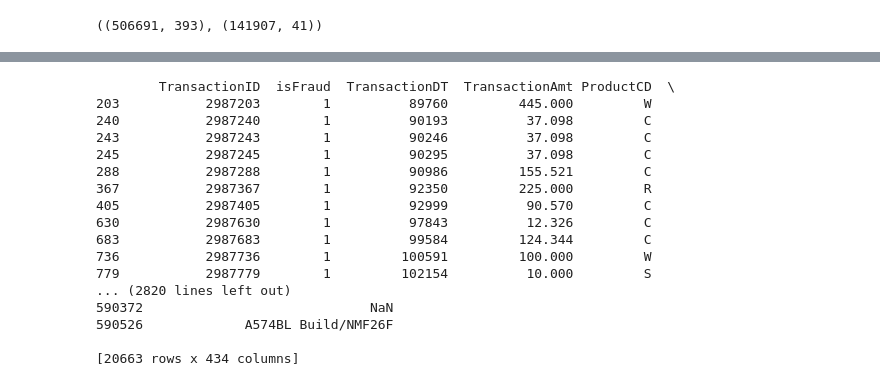
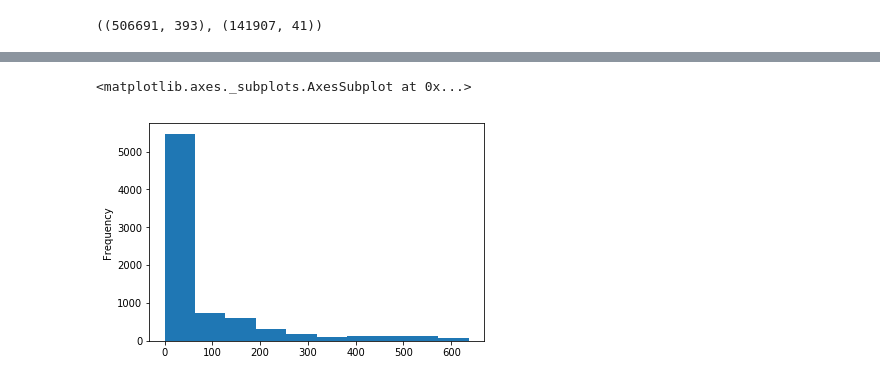
Before and after one commit to gupta-d/Fraud-Detection-with-Keras-Auro-Encoders, a Jupyter notebook: training.ipynb, the cells around one changed output, grey strips where cells are left out. Cells and saved outputs as stored; diff of their text form; code cells hidden in the pictures.

```diff
--- a/training.ipynb
+++ b/training.ipynb
@@ -303,0 +370,6 @@ df.dist2.isnull().sum()
+# %%
+list_index = ['card1', 'addr1', 'addr2']
+link_with = 'card1'
+fill_columns = ['addr1', 'addr2']
+#fill nulls
+df = crossfill(df, list_index, fill_columns, link_with)
@@ -303,0 +393,6 @@ df.dist2.isnull().sum()
+# %%
+#fill rest of addr nulls with -999
+
+df['addr1'] = df['addr1'].fillna(-999)
+df['addr2'] = df['addr2'].fillna(-999)
+print(df[['addr1', 'addr2']].isnull().sum())
@@ -303,0 +425,4 @@ df.dist2.isnull().sum()
+# %%
+df.P_emaildomain = df.P_emaildomain.fillna('unknown')
+df.R_emaildomain = df.R_emaildomain.fillna('unknown')
+df[['P_emaildomain', 'R_emaildomain']].isnull().sum()
@@ -303,0 +455,7 @@ df.dist2.isnull().sum()
+# %%
+list_index = ['card1', 'D1','D2','D3','D4','D5','D6','D7','D8','D9','D10','D11', 'D12', 'D13', 'D14', 'D15']
+link_with = 'card1'
+fill_columns = ['D1','D2','D3','D4','D5','D6','D7','D8','D9','D10','D11', 'D12', 'D13', 'D14', 'D15']
+
+#fill nulls
+df = crossfill(df, list_index, fill_columns, link_with)
@@ -304,20 +544,5 @@ df.dist2.isnull().sum()
 # %%
-df[df.isFraud == 1]
+df.D2[df.isFraud==1].plot(kind = 'hist')
 # %% [output]
-        TransactionID  isFraud  TransactionDT  TransactionAmt ProductCD  \
-203           2987203        1          89760         445.000         W
-240           2987240        1          90193          37.098         C
-243           2987243        1          90246          37.098         C
-245           2987245        1          90295          37.098         C
-288           2987288        1          90986         155.521         C
-367           2987367        1          92350         225.000         R
-405           2987405        1          92999          90.570         C
-630           2987630        1          97843          12.326         C
-683           2987683        1          99584         124.344         C
-736           2987736        1         100591         100.000         W
-779           2987779        1         102154          10.000         S
-... (2820 lines left out)
-590372                             NaN
-590526             A574BL Build/NMF26F
-
-[20663 rows x 434 columns]
+<matplotlib.axes._subplots.AxesSubplot at 0x...>
+[figure, added]
```
Also changed, not shown: parts of 98 cells of this notebook.
